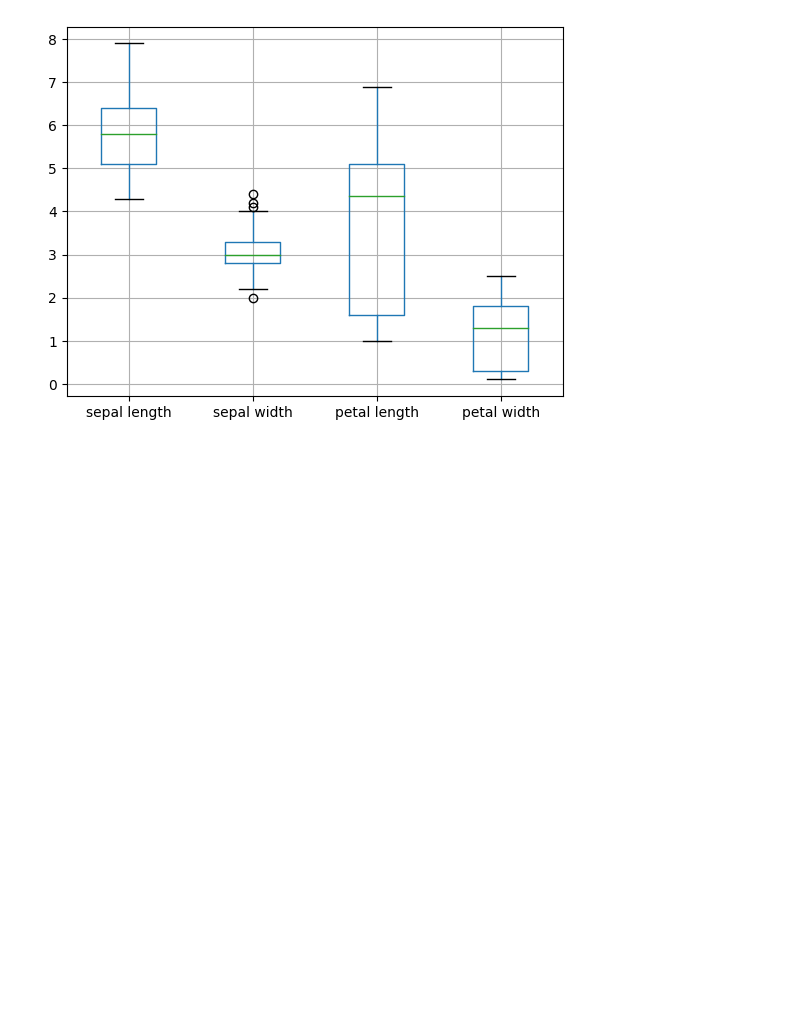
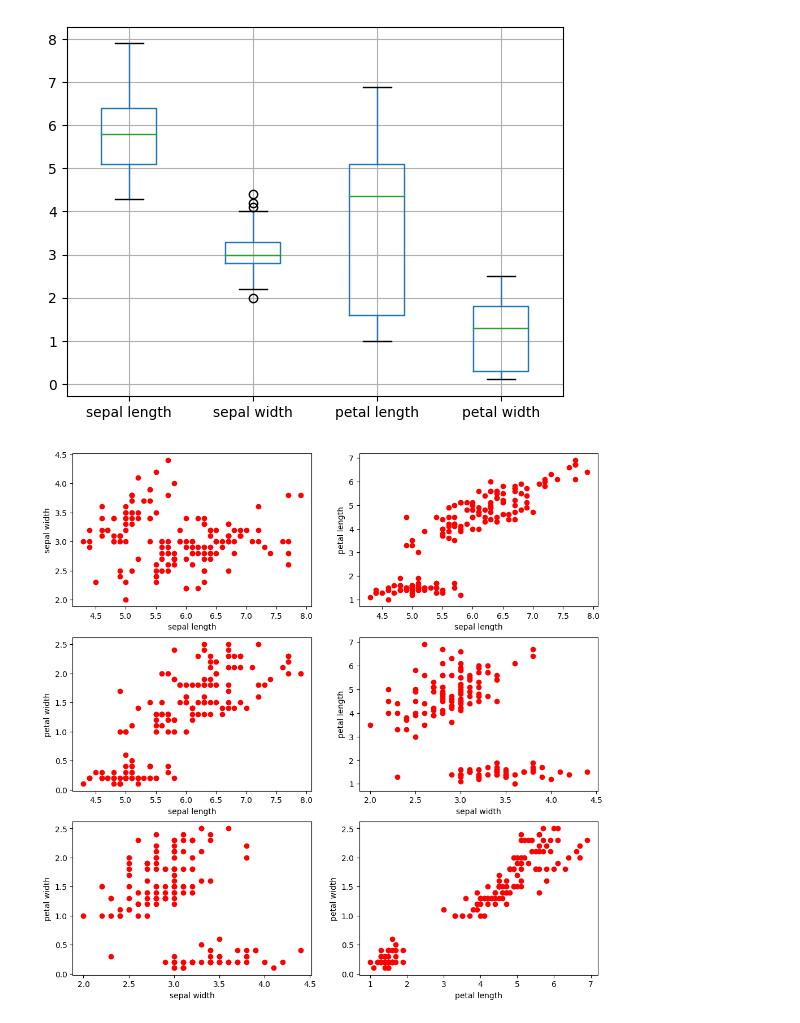
Before and after one commit to INFO-523-Exercises/r-python-exercise1-avikalsingh1, a Jupyter notebook: hw1.ipynb, the cells around one changed output. Cells and saved outputs as stored; diff of their text form; code cells hidden in the pictures; blank space fills up the shorter version.

Commit message:
Using scatter plot

```diff
--- a/hw1.ipynb
+++ b/hw1.ipynb
@@ -91,3 +91,18 @@ data.boxplot()
 # %% [output]
 <Axes: >
 [figure]
+# %%
+import matplotlib.pyplot as plt
+
+fig, axes = plt.subplots(3, 2, figsize=(12,12))
+index = 0
+for i in range(3):
+    for j in range(i+1,4):
+        ax1 = int(index/2)
+        ax2 = index % 2
+        axes[ax1][ax2].scatter(data[data.columns[i]], data[data.columns[j]], color='red')
+        axes[ax1][ax2].set_xlabel(data.columns[i])
+        axes[ax1][ax2].set_ylabel(data.columns[j])
+        index = index + 1
+# %% [output]
+[figure, added]
```
